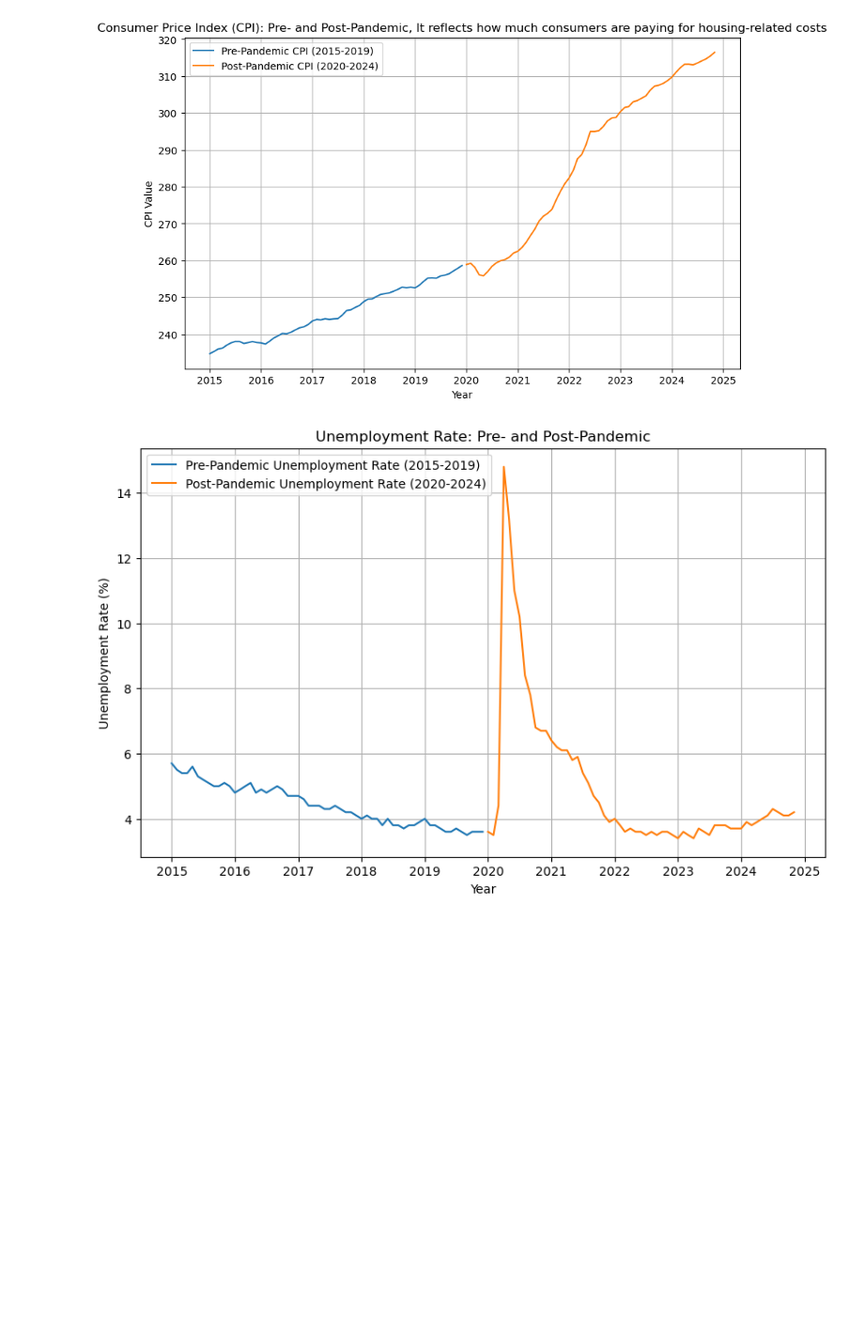
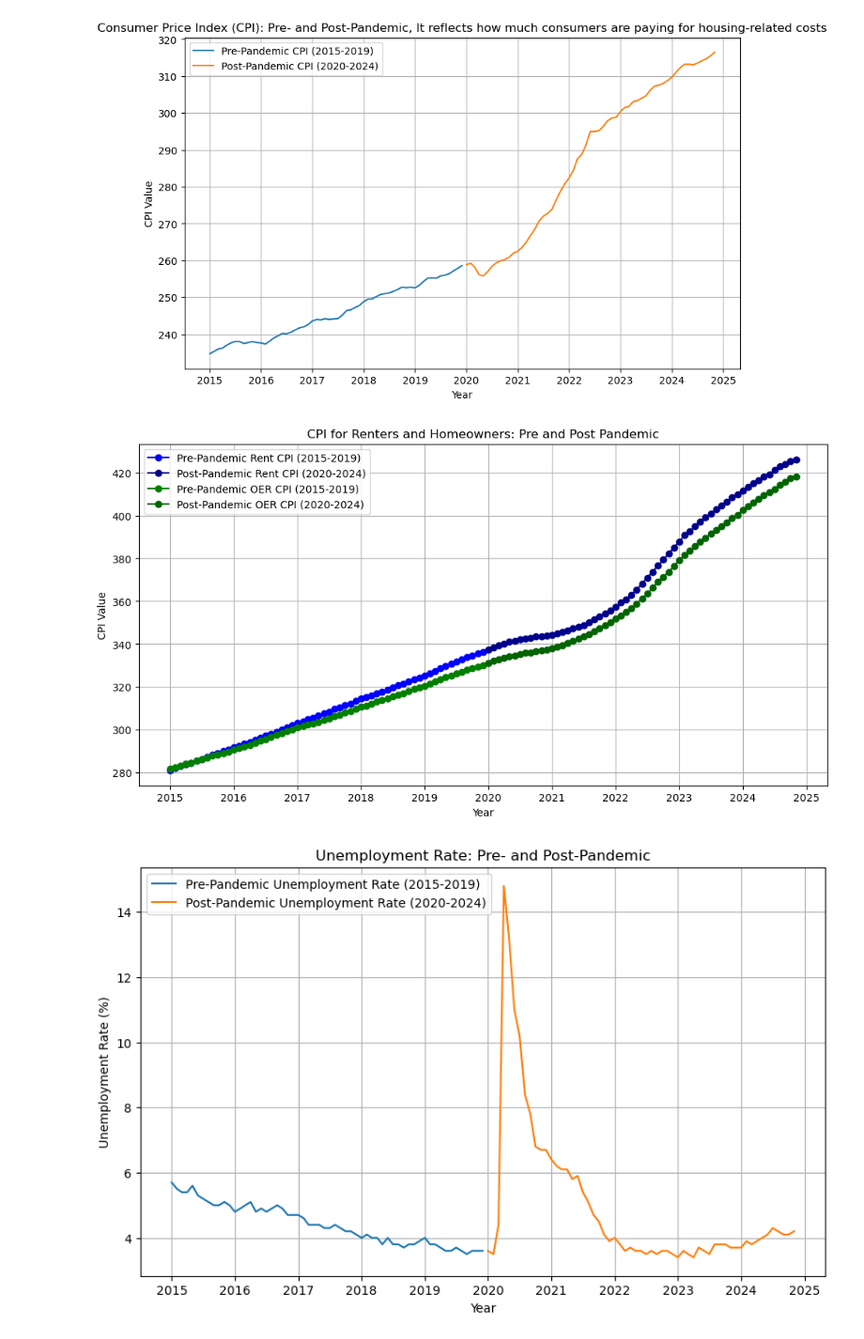
Before and after one commit to xraySMULu/the-big-squeeze, a Jupyter notebook: Code/la_analysis.ipynb, the cells around one changed output. Shown at 94% size. Cells and saved outputs as stored; diff of their text form; code cells hidden in the pictures; blank space fills up the shorter version.

```diff
--- a/Code/la_analysis.ipynb
+++ b/Code/la_analysis.ipynb
@@ -61,6 +61,75 @@ plt.grid(True)
 plt.show()
 # %% [output]
 [figure]
+# %%
+#This is a breakdown to show Renters and Homeowners CPI values of pre and post pandemic
+
+# Series IDs for Renters and Homeowners
+RENT_SERIES_ID = "CUSR0000SEHA"  # Rent of Primary Residence
+OER_SERIES_ID = "CUSR0000SEHC"    # Owners' Equivalent Rent
+
+# Function to fetch data from BLS API
+def fetch_bls_data(series_ids, start_year, end_year):
+    headers = {'Content-Type': 'application/json'}
+    payload = {
+        "seriesid": series_ids,
+        "startyear": start_year,
+        "endyear": end_year,
+        "registrationkey": BLS_API_KEY
+    }
+    response = requests.post(BLS_API_URL, json=payload, headers=headers)
+    return response.json()
+
+# Fetch Data for Pre-Pandemic (2015-2019) and Post-Pandemic (2020-2024)
+pre_pandemic_data = fetch_bls_data([RENT_SERIES_ID, OER_SERIES_ID], "2015", "2019")
+post_pandemic_data = fetch_bls_data([RENT_SERIES_ID, OER_SERIES_ID], "2020", "2024")
+
+# Function to process BLS response data
+def process_bls_data(data):
+    processed = {}
+    for series in data['Results']['series']:
+        series_id = series['seriesID']
+        dates = []
+        values = []
+        for item in series['data']:
+            dates.append(f"{item['year']}-{item['periodName']}")
+            values.append(float(item['value']))
+        processed[series_id] = pd.DataFrame({
+            'Date': pd.to_datetime(dates, errors='coerce'),
+            'Value': values
+        }).sort_values(by='Date')
+    return processed
+
+# Process the fetched data
+pre_pandemic_df = process_bls_data(pre_pandemic_data)
+post_pandemic_df = process_bls_data(post_pandemic_data)
+
+# Plotting the Data
+plt.figure(figsize=(12, 6))
+
+# Plot for Rent of Primary Residence
+plt.plot(pre_pandemic_df[RENT_SERIES_ID]['Date'], pre_pandemic_df[RENT_SERIES_ID]['Value'],
+         marker='o', label='Pre-Pandemic Rent CPI (2015-2019)', color='blue')
+plt.plot(post_pandemic_df[RENT_SERIES_ID]['Date'], post_pandemic_df[RENT_SERIES_ID]['Value'],
+         marker='o', label='Post-Pandemic Rent CPI (2020-2024)', color='darkblue')
+
+# Plot for Owners' Equivalent Rent
+plt.plot(pre_pandemic_df[OER_SERIES_ID]['Date'], pre_pandemic_df[OER_SERIES_ID]['Value'],
+         marker='o', label='Pre-Pandemic OER CPI (2015-2019)', color='green')
+plt.plot(post_pandemic_df[OER_SERIES_ID]['Date'], post_pandemic_df[OER_SERIES_ID]['Value'],
+         marker='o', label='Post-Pandemic OER CPI (2020-2024)', color='darkgreen')
+
+# Titles and Labels
+plt.title('CPI for Renters and Homeowners: Pre and Post Pandemic')
+plt.xlabel('Year')
+plt.ylabel('CPI Value')
+plt.grid(True)
+plt.legend()
+
+# Show Plot
+plt.show()
+# %% [output]
+[figure, added]
 # %%
 
 # Plot Employment Data
```
Also changed, not shown: parts of 1 cell of this notebook.
